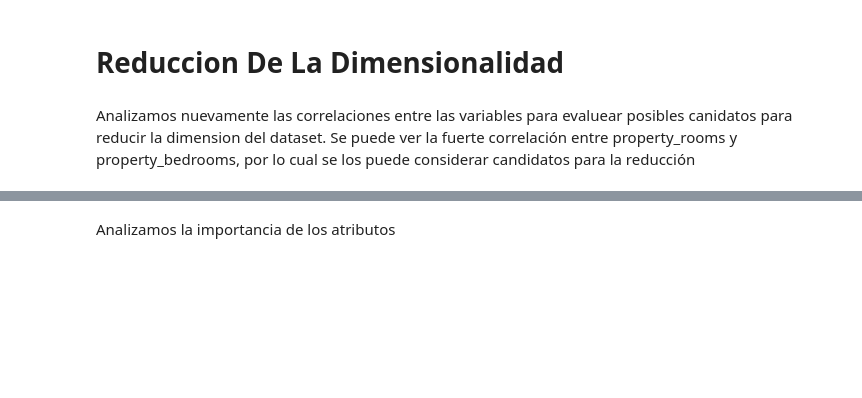
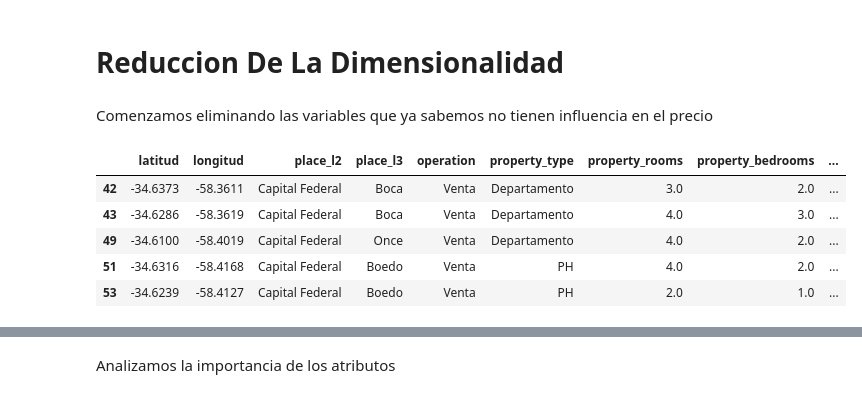
Before and after one commit to Fanusaez/7506R-2C2022-GRUPO13, a Jupyter notebook: 7506R_TP1_GRUPO13_ENTREGA.ipynb, the cells around one changed output, grey strips where cells are left out. Drawn from its saved outputs; the diff is of its cells as text; code cells hidden in the pictures; blank space fills up the shorter version.

Commit message:
Reduccion de dimensionalidad terminado

```diff
--- a/7506R_TP1_GRUPO13_ENTREGA.ipynb
+++ b/7506R_TP1_GRUPO13_ENTREGA.ipynb
@@ -818,2 +824,0 @@ ds_prop_reducido = ds_atipicos_copia.copy()
-# %% [markdown]
-Analizamos nuevamente las correlaciones entre las variables para evaluear posibles canidatos para reducir la dimension del dataset. Se puede ver la fuerte correlación entre property_rooms y property_bedrooms, por lo cual se los puede considerar candidatos para la reducción
@@ -819,0 +829,15 @@ Analizamos nuevamente las correlaciones entre las variables para evaluear posibl
+# %% [markdown]
+Comenzamos eliminando las variables que ya sabemos no tienen influencia en el precio
+# %%
+variables_eliminadas = ["start_date", "end_date", "created_on", "property_title"]
+ds_prop_reducido = ds_prop_reducido.drop(variables_eliminadas, axis='columns', inplace=False)
+
+#Estado del dataset reducido
+ds_prop_reducido.head()
+# %% [output]
+|  | latitud | longitud | place_l2 | place_l3 | operation | property_type | property_rooms | property_bedrooms | ... |
+| 42 | -34.6373 | -58.3611 | Capital Federal | Boca | Venta | Departamento | 3.0 | 2.0 | ... |
+| 43 | -34.6286 | -58.3619 | Capital Federal | Boca | Venta | Departamento | 4.0 | 3.0 | ... |
+| 49 | -34.6100 | -58.4019 | Capital Federal | Once | Venta | Departamento | 4.0 | 2.0 | ... |
+| 51 | -34.6316 | -58.4168 | Capital Federal | Boedo | Venta | PH | 4.0 | 2.0 | ... |
+| 53 | -34.6239 | -58.4127 | Capital Federal | Boedo | Venta | PH | 2.0 | 1.0 | ... |
```
Also changed, not shown: parts of 51 cells of this notebook.
